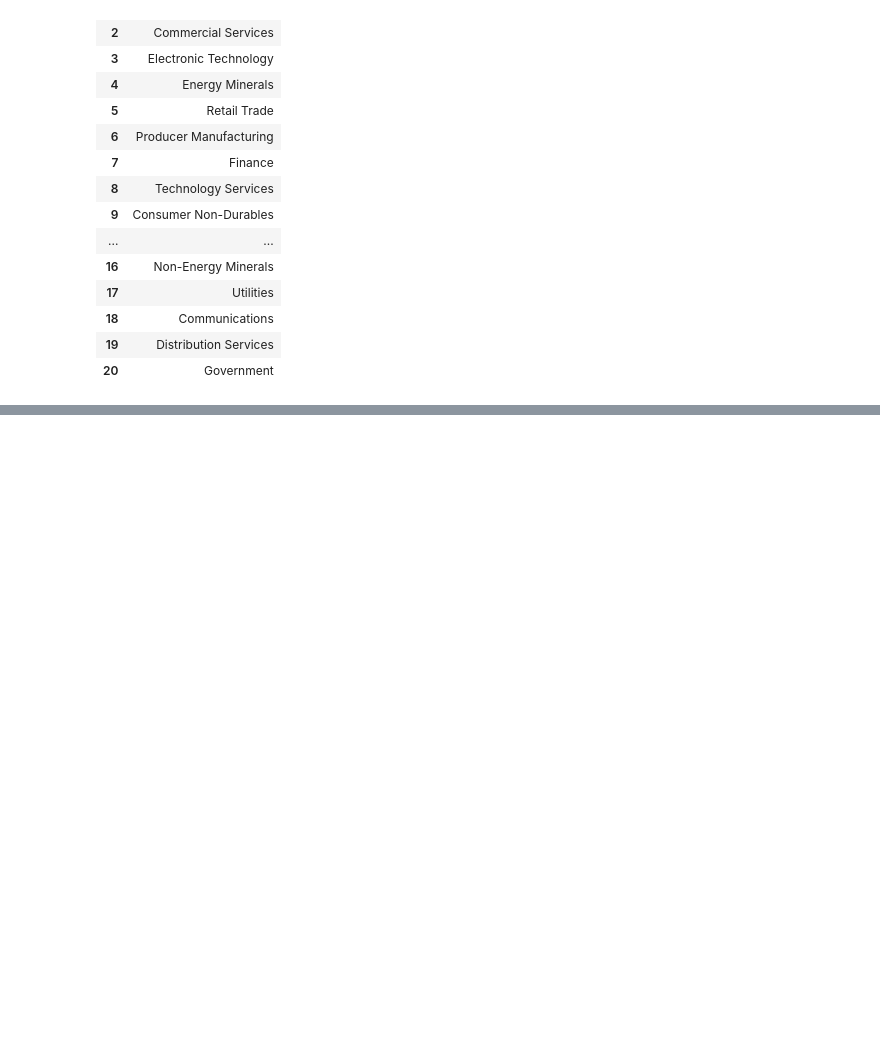
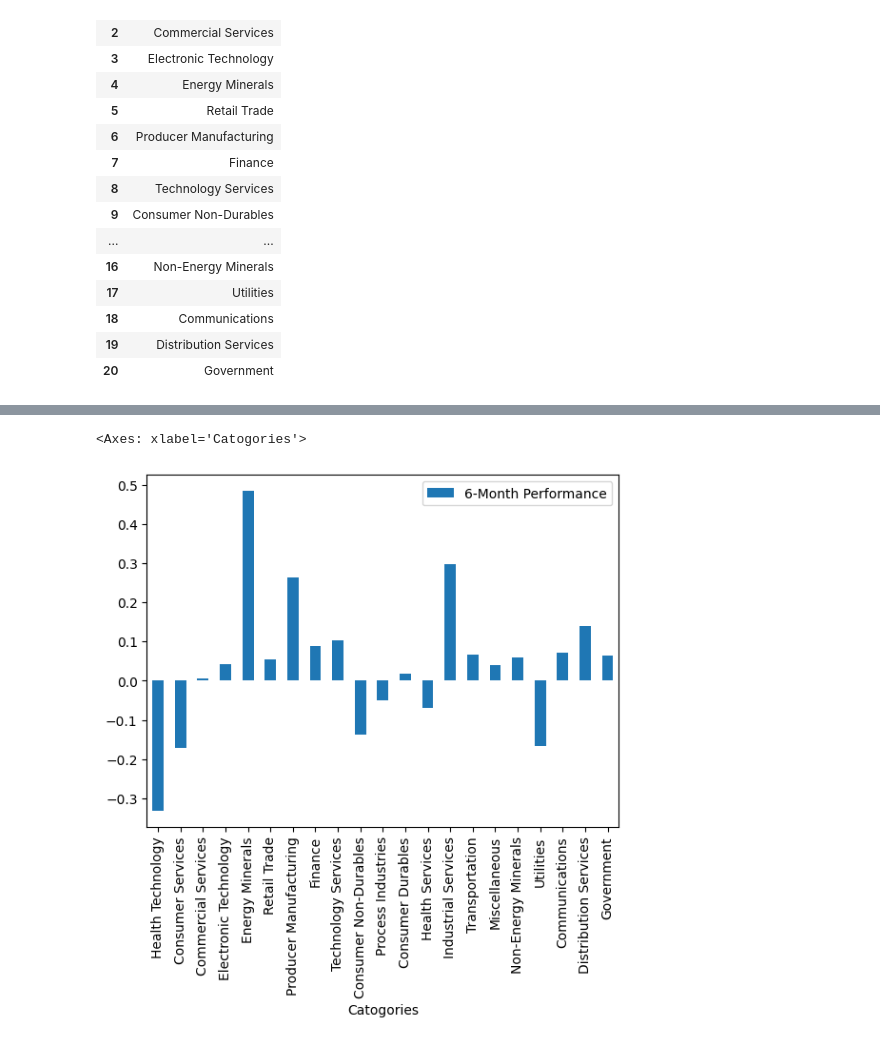
Before and after one commit to Hamza-joosub/Fund, a Jupyter notebook: Anomoly Detection/Simple/Anomaly_Detection.ipynb, the cells around one changed output, grey strips where cells are left out. Drawn from its saved outputs; the diff is of its cells as text; code cells hidden in the pictures; blank space fills up the shorter version.

```diff
--- a/Anomoly Detection/Simple/Anomaly_Detection.ipynb
+++ b/Anomoly Detection/Simple/Anomaly_Detection.ipynb
@@ -82,0 +105,5 @@ averages
+# %%
+averages.plot(x = "Catogories", y = "6-Month Performance", kind = "bar")
+# %% [output]
+<Axes: xlabel='Catogories'>
+[figure, added]
```
Also changed, not shown: parts of 4 cells of this notebook.
